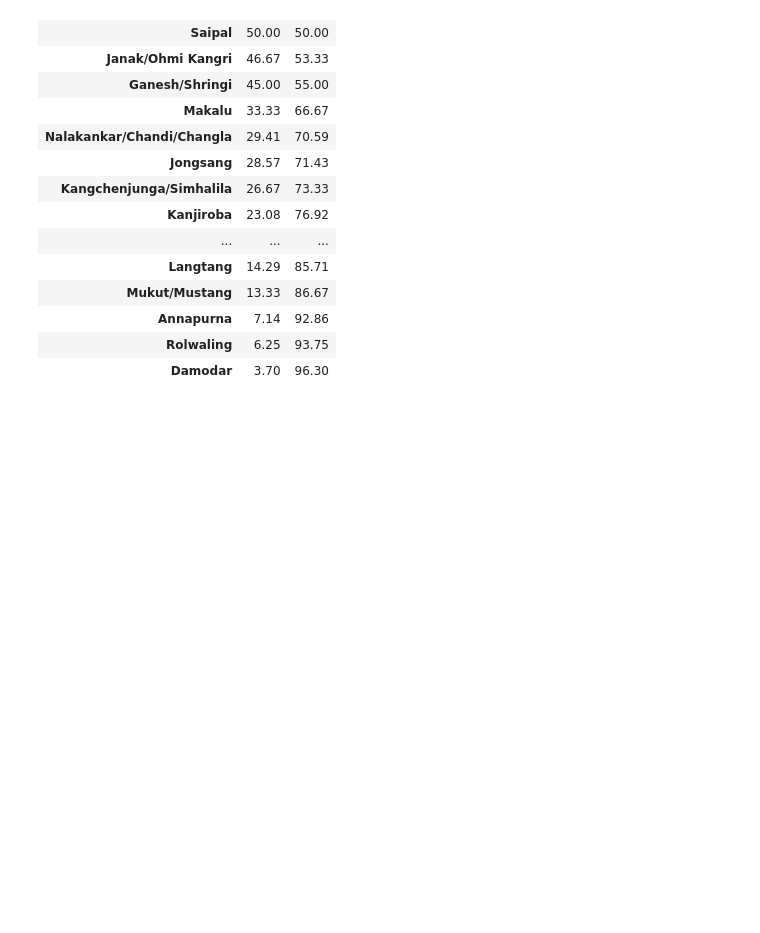
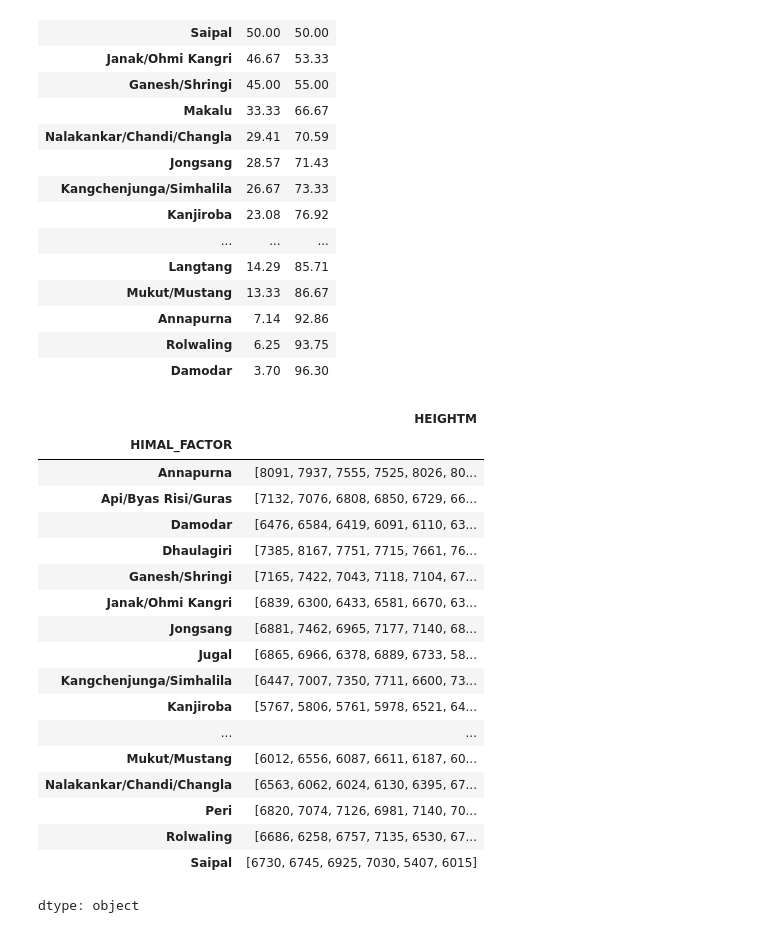
Before and after one commit to k10sj02/tidy-pydy-tuesday, a Jupyter notebook: 2025_01_21_himalayan_expeditions.ipynb, the cells around one changed output. Cells and saved outputs as stored; diff of their text form; code cells hidden in the pictures; blank space fills up the shorter version.

```diff
--- a/2025_01_21_himalayan_expeditions.ipynb
+++ b/2025_01_21_himalayan_expeditions.ipynb
@@ -264,0 +264,28 @@ table
+# %%
+# 2. Which mountain range (HIMAL_FACTOR) has the highest average peak height (HEIGHTM)?
+
+with pd.option_context('display.max_colwidth', None):
+    display(peaks_tidy.groupby('HIMAL_FACTOR')['HEIGHTM'].unique())
+
+# This shows that climbers have summited peaks of varying heights within each mountain range.
+# Even within the same range, the difficulty and height of climbed peaks differ, so not all HIMAL_FACTOR ranges are equivalent.
+# %% [output]
+|  | HEIGHTM |
+| HIMAL_FACTOR |  |
+| Annapurna | [8091, 7937, 7555, 7525, 8026, 80... |
+| Api/Byas Risi/Guras | [7132, 7076, 6808, 6850, 6729, 66... |
+| Damodar | [6476, 6584, 6419, 6091, 6110, 63... |
+| Dhaulagiri | [7385, 8167, 7751, 7715, 7661, 76... |
+| Ganesh/Shringi | [7165, 7422, 7043, 7118, 7104, 67... |
+| Janak/Ohmi Kangri | [6839, 6300, 6433, 6581, 6670, 63... |
+| Jongsang | [6881, 7462, 6965, 7177, 7140, 68... |
+| Jugal | [6865, 6966, 6378, 6889, 6733, 58... |
+| Kangchenjunga/Simhalila | [6447, 7007, 7350, 7711, 6600, 73... |
+| Kanjiroba | [5767, 5806, 5761, 5978, 6521, 64... |
+| ... | ... |
+| Mukut/Mustang | [6012, 6556, 6087, 6611, 6187, 60... |
+| Nalakankar/Chandi/Changla | [6563, 6062, 6024, 6130, 6395, 67... |
+| Peri | [6820, 7074, 7126, 6981, 7140, 70... |
+| Rolwaling | [6686, 6258, 6757, 7135, 6530, 67... |
+| Saipal | [6730, 6745, 6925, 7030, 5407, 6015] |
+dtype: object
```
Also changed, not shown: parts of 4 cells of this notebook.
